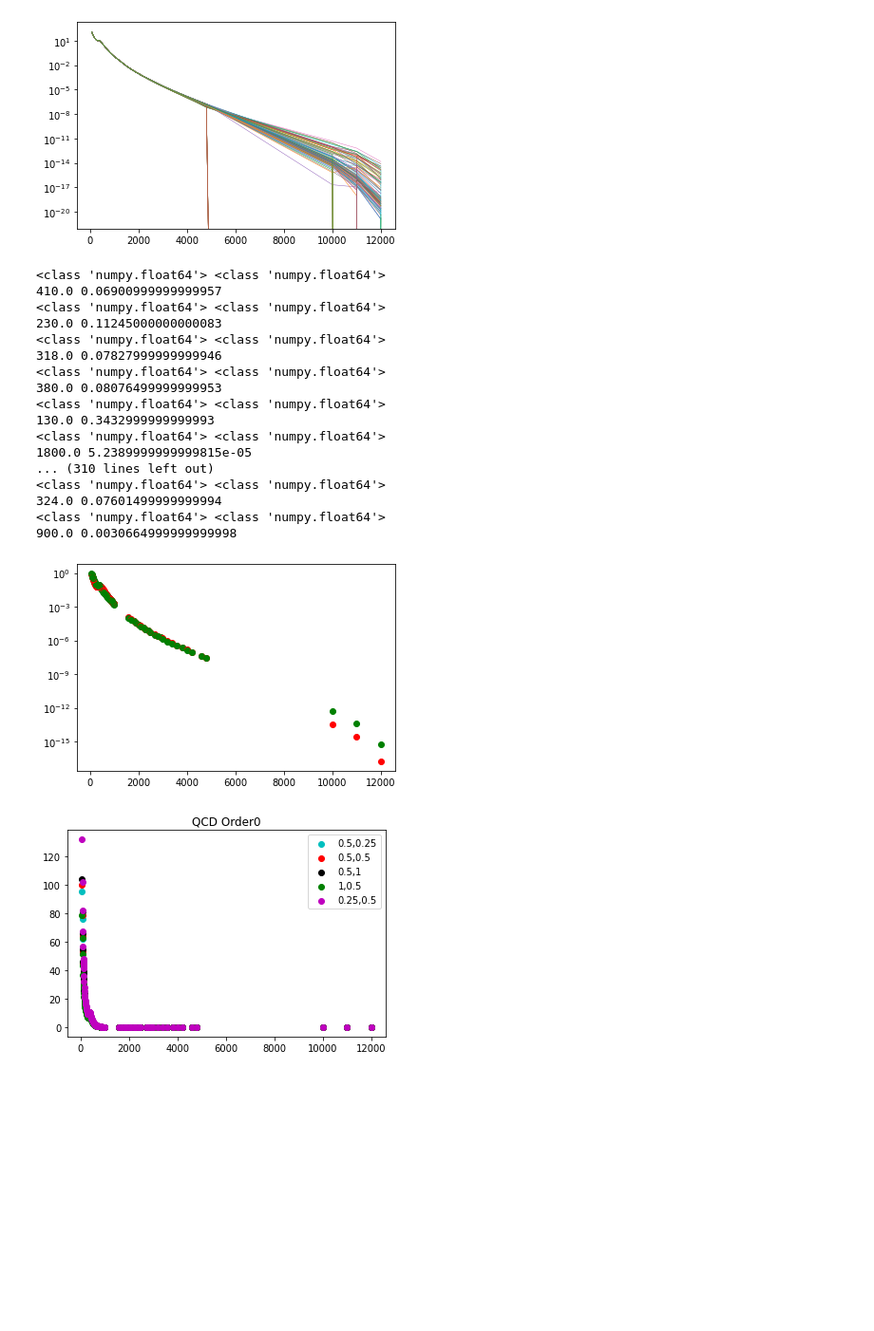
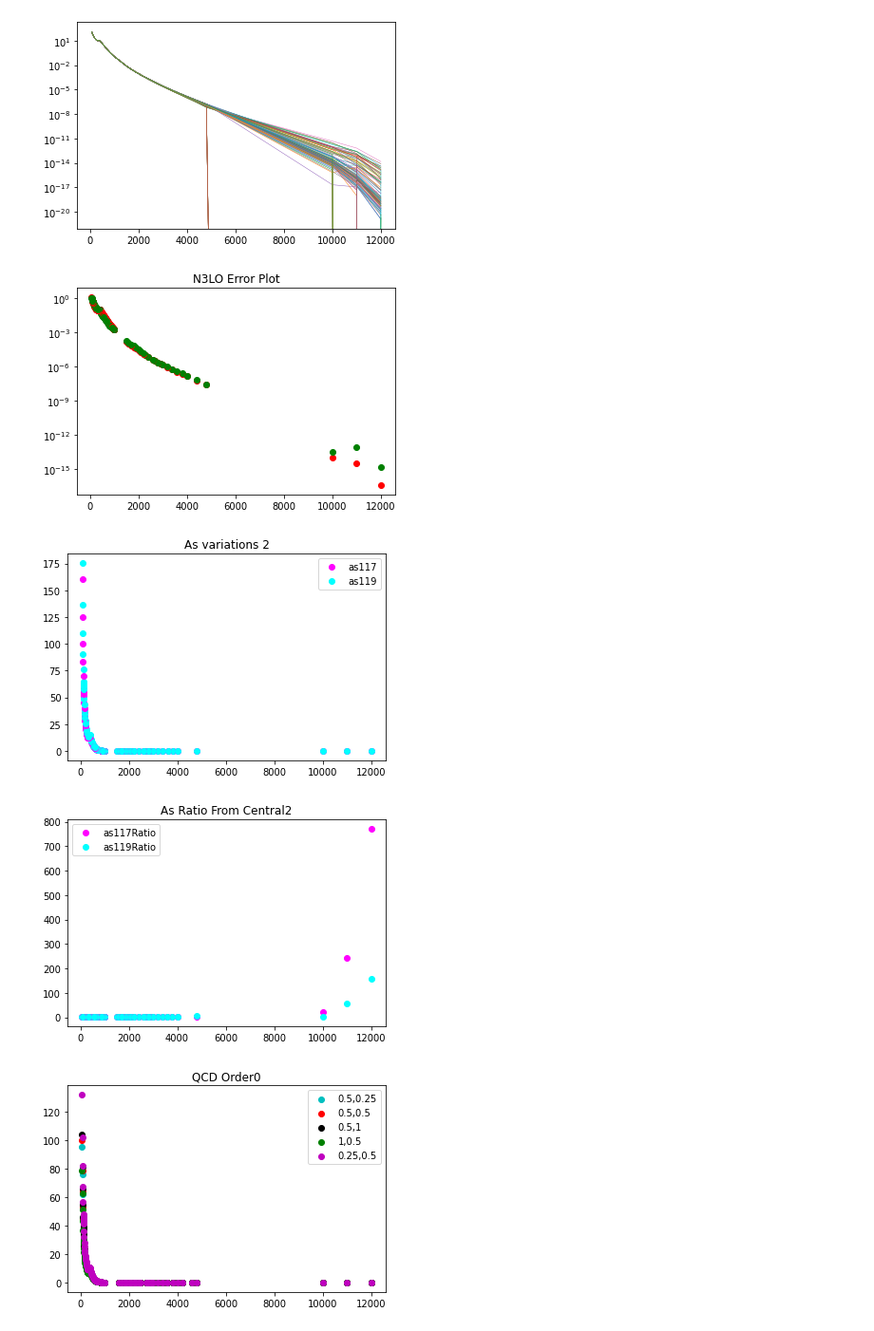
Before and after one commit to anandaguha/HiggsAnalysis, a Jupyter notebook: ReadCSV.ipynb, the cells around one changed output. Shown at 95% size. Saved outputs shown, nothing was run; the diff lists cells and outputs as text; code cells hidden in the pictures; blank space fills up the shorter version.

Commit message:
This has all varation besides the particle creation variations and all of thier ratio plots along with the Kew plot.

```diff
--- a/ReadCSV.ipynb
+++ b/ReadCSV.ipynb
@@ -353,34 +694,18 @@ def pdfPlotsN3LO():
     plt.show()
 #     x,y = zip(*sorted(zip(dataArray[:,0], dataArray[:,1]))) #this is used to sort x values (not needed but nice to know)
 # %%
-resutls = errorNLO()
+qcdOrder = "N3LO"
+resutls = errorPDF(qcdOrder)
 for k in resutls.keys():
-    print(type(k),type(resutls[k][0]))
-    print(k,resutls[k][1])
     plt.plot(k,resutls[k][0],color='r',marker = 'o')
     plt.plot(k,resutls[k][1],color='g', marker = 'o')
 
+
+plt.title(qcdOrder + " Error Plot")
 plt.yscale("log")
 plt.show()
 # %% [output]
-<class 'numpy.float64'> <class 'numpy.float64'>
-410.0 0.06900999999999957
-<class 'numpy.float64'> <class 'numpy.float64'>
-230.0 0.11245000000000083
-<class 'numpy.float64'> <class 'numpy.float64'>
-318.0 0.07827999999999946
-<class 'numpy.float64'> <class 'numpy.float64'>
-380.0 0.08076499999999953
-<class 'numpy.float64'> <class 'numpy.float64'>
-130.0 0.3432999999999993
-<class 'numpy.float64'> <class 'numpy.float64'>
-1800.0 5.2389999999999815e-05
-... (310 lines left out)
-<class 'numpy.float64'> <class 'numpy.float64'>
-324.0 0.07601499999999994
-<class 'numpy.float64'> <class 'numpy.float64'>
-900.0 0.0030664999999999998
-[figure, old version]
+[figure, new version]
 # %%
 def errorNLO():
     basePath = "/home/ananda/Documents/UCSB/Research_Particle_Phys/results/SQRT1300/"
@@ -420,0 +822,5 @@ def errorNLO():
+# %%
+asVariations(2)
+# %% [output]
+[figure, added]
+[figure, added]
```
Also changed, not shown: parts of 17 cells of this notebook.
